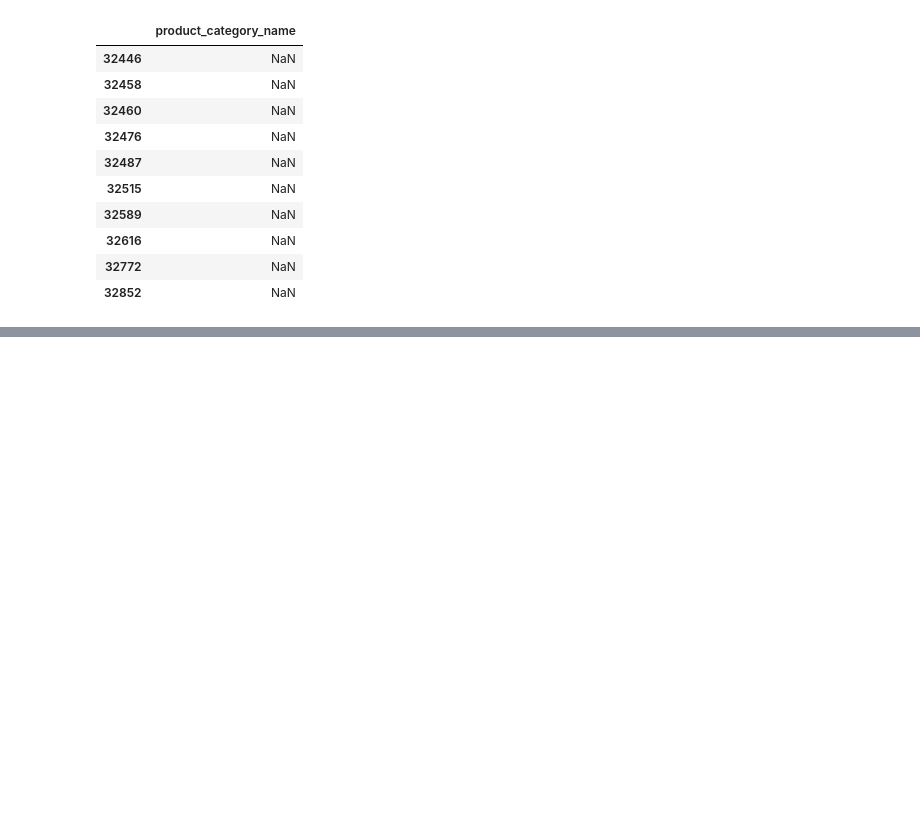
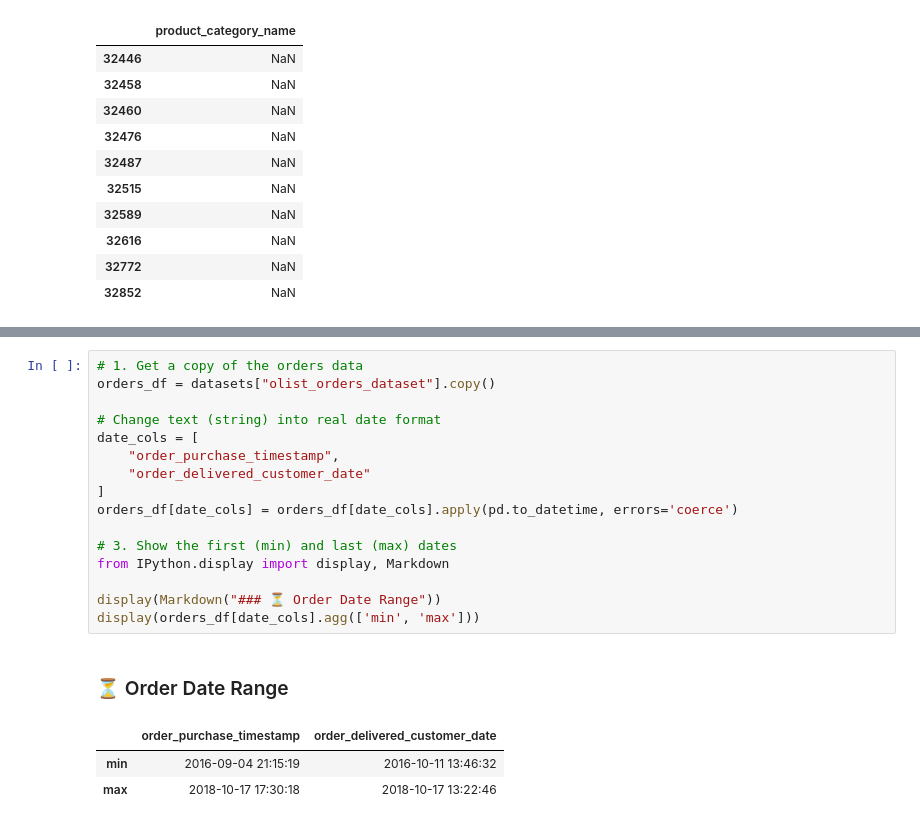
Before and after one commit to sabineleesm-stack/olist-ecommerce-analysis, a Jupyter notebook: notebooks/check_data.ipynb, the cells around one changed output, grey strips where cells are left out. Drawn from its saved outputs; the diff is of its cells as text; blank space fills up the shorter version.

```diff
--- a/notebooks/check_data.ipynb
+++ b/notebooks/check_data.ipynb
@@ -243,0 +281,21 @@ print(f"🔥 Final NULL Rate  : {null_rate:.2f}%")
+# %%
+# 1. Get a copy of the orders data
+orders_df = datasets["olist_orders_dataset"].copy()
+
+# Change text (string) into real date format
+date_cols = [
+    "order_purchase_timestamp",
+    "order_delivered_customer_date"
+]
+orders_df[date_cols] = orders_df[date_cols].apply(pd.to_datetime, errors='coerce')
+
+# 3. Show the first (min) and last (max) dates
+from IPython.display import display, Markdown
+
+display(Markdown("### ⏳ Order Date Range"))
+display(orders_df[date_cols].agg(['min', 'max']))
+# %% [output]
+### ⏳ Order Date Range
+|  | order_purchase_timestamp | order_delivered_customer_date |
+| min | 2016-09-04 21:15:19 | 2016-10-11 13:46:32 |
+| max | 2018-10-17 17:30:18 | 2018-10-17 13:22:46 |
```
Also changed, not shown: parts of 2 cells of this notebook, 7 other files.
